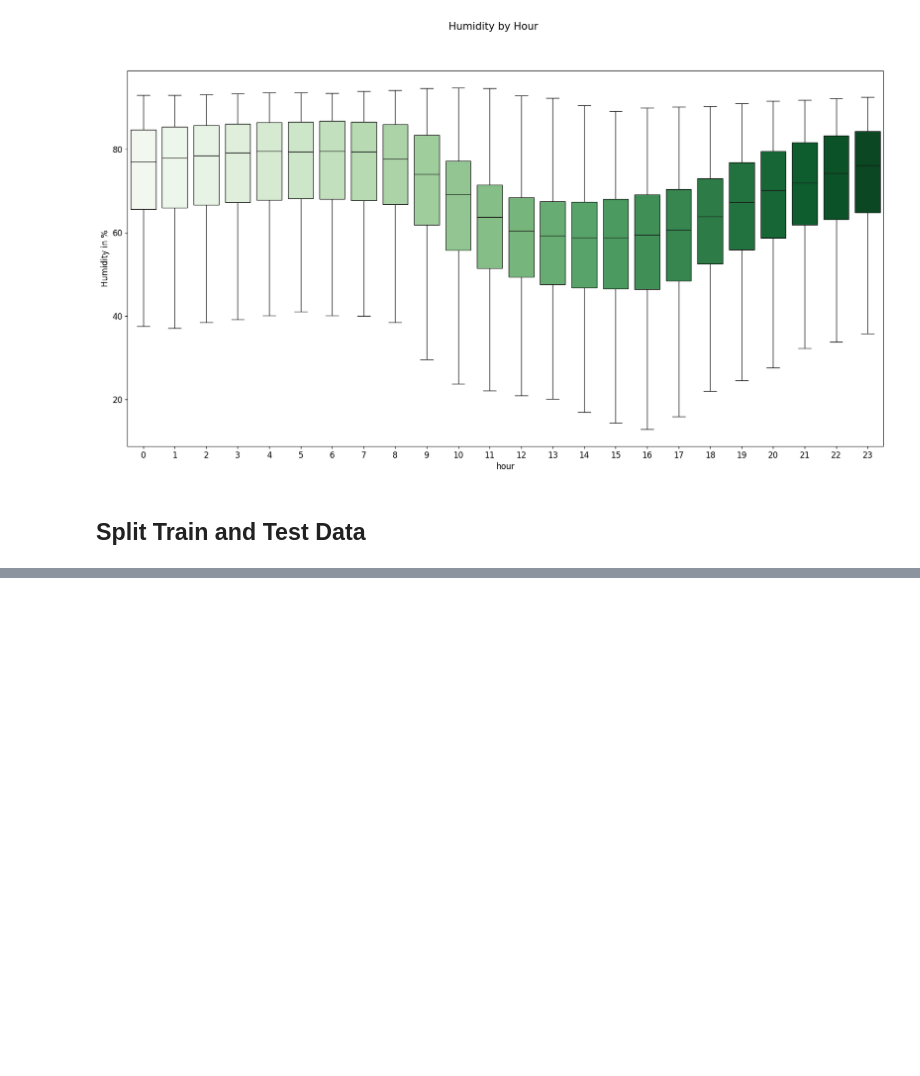
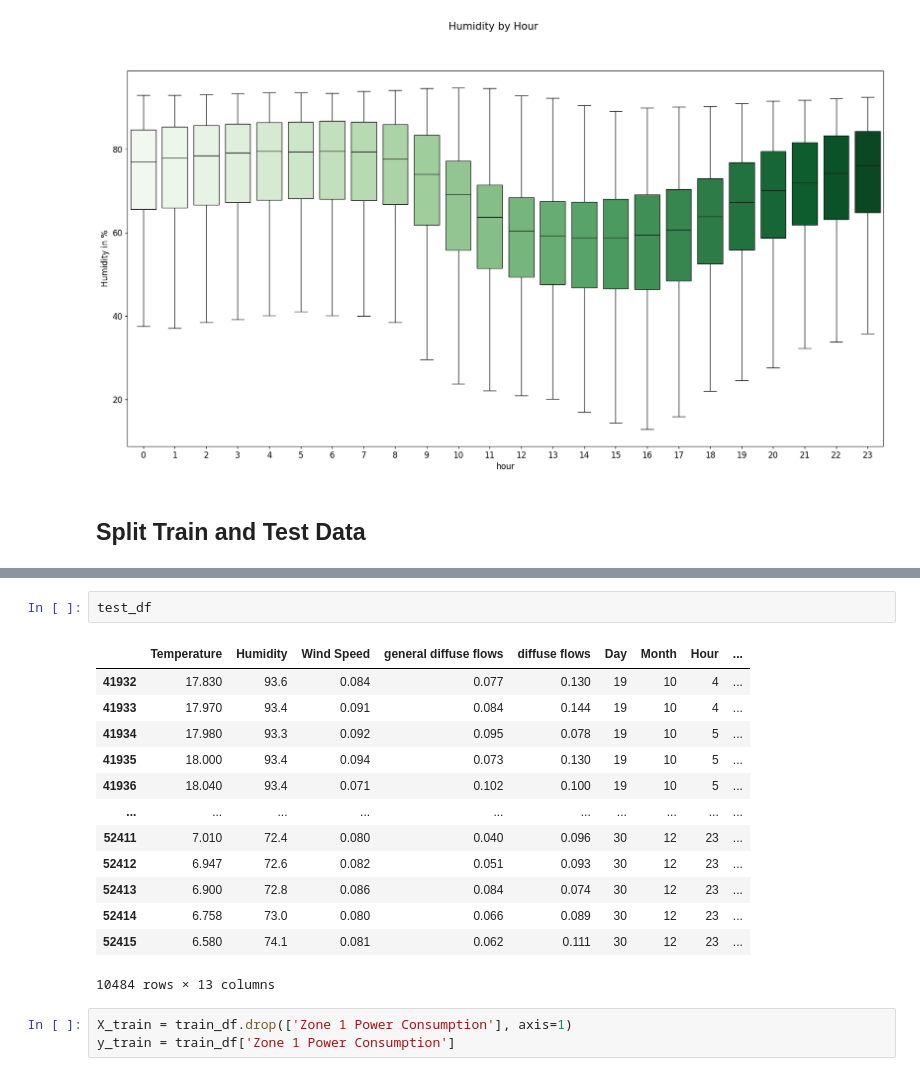
Before and after one commit to tantowish/how-to-train-your-ai-before-deadline, a Jupyter notebook: test.ipynb, the cells around one changed output, grey strips where cells are left out. Cells and saved outputs as stored; diff of their text form; blank space fills up the shorter version.

```diff
--- a/test.ipynb
+++ b/test.ipynb
@@ -273,0 +317,19 @@ Passing `palette` without assigning `hue` is deprecated and will be removed in v
+# %%
+test_df
+# %% [output]
+|  | Temperature | Humidity | Wind Speed | general diffuse flows | diffuse flows | Day | Month | Hour | ... |
+| 41932 | 17.830 | 93.6 | 0.084 | 0.077 | 0.130 | 19 | 10 | 4 | ... |
+| 41933 | 17.970 | 93.4 | 0.091 | 0.084 | 0.144 | 19 | 10 | 4 | ... |
+| 41934 | 17.980 | 93.3 | 0.092 | 0.095 | 0.078 | 19 | 10 | 5 | ... |
+| 41935 | 18.000 | 93.4 | 0.094 | 0.073 | 0.130 | 19 | 10 | 5 | ... |
+| 41936 | 18.040 | 93.4 | 0.071 | 0.102 | 0.100 | 19 | 10 | 5 | ... |
+| ... | ... | ... | ... | ... | ... | ... | ... | ... | ... |
+| 52411 | 7.010 | 72.4 | 0.080 | 0.040 | 0.096 | 30 | 12 | 23 | ... |
+| 52412 | 6.947 | 72.6 | 0.082 | 0.051 | 0.093 | 30 | 12 | 23 | ... |
+| 52413 | 6.900 | 72.8 | 0.086 | 0.084 | 0.074 | 30 | 12 | 23 | ... |
+| 52414 | 6.758 | 73.0 | 0.080 | 0.066 | 0.089 | 30 | 12 | 23 | ... |
+| 52415 | 6.580 | 74.1 | 0.081 | 0.062 | 0.111 | 30 | 12 | 23 | ... |
+10484 rows × 13 columns
+# %%
+X_train = train_df.drop(['Zone 1 Power Consumption'], axis=1)
+y_train = train_df['Zone 1 Power Consumption']
```
Also changed, not shown: parts of 14 cells of this notebook.
